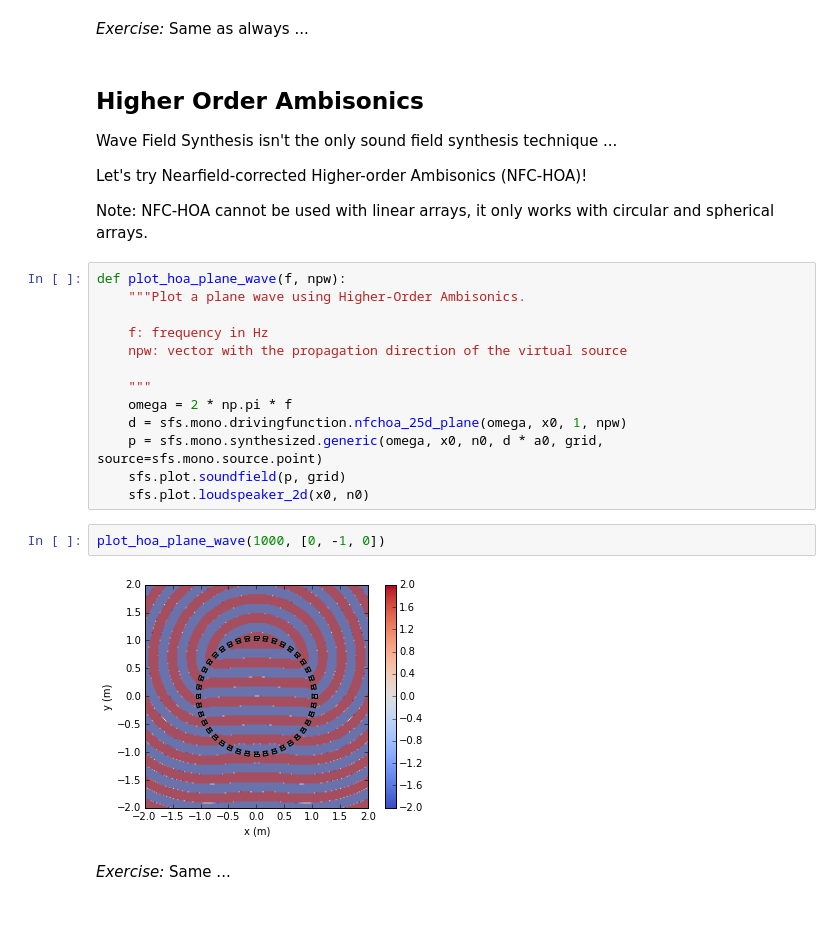
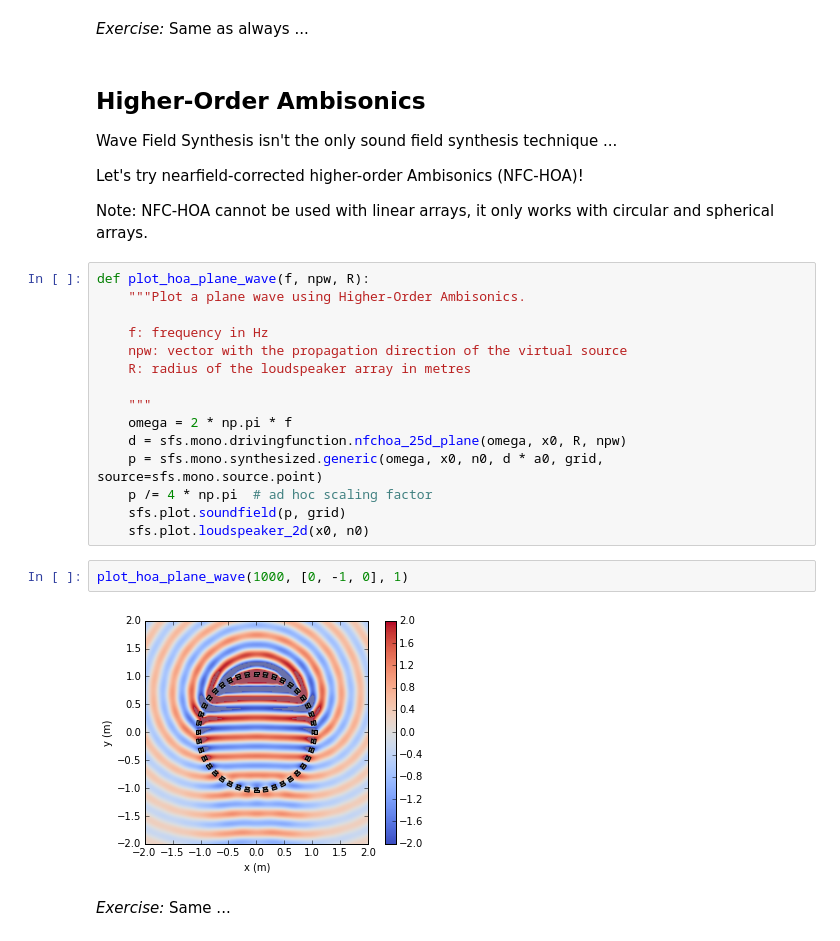
Before and after one commit to spatialaudio/selected-topics-in-audio-signal-processing-exercises, a Jupyter notebook: reproduction.ipynb, the cells around one changed output. Cells and saved outputs as stored; diff of their text form.

Commit message:
Add scaling factors to HOA calculations
... and a few other minor changes.

```diff
--- a/reproduction.ipynb
+++ b/reproduction.ipynb
@@ -254,30 +258,32 @@ plot_wfs_plane_wave(1000, [0, -1, 0])
 # %% [markdown]
 *Exercise:* Same as always ...
 # %% [markdown]
-## Higher Order Ambisonics
+## Higher-Order Ambisonics
 
 Wave Field Synthesis isn't the only sound field synthesis technique ...
 
-Let's try Nearfield-corrected Higher-order Ambisonics (NFC-HOA)!
+Let's try nearfield-corrected higher-order Ambisonics (NFC-HOA)!
 
 Note: NFC-HOA cannot be used with linear arrays, it only works with circular and spherical arrays.
 # %%
-def plot_hoa_plane_wave(f, npw):
+def plot_hoa_plane_wave(f, npw, R):
     """Plot a plane wave using Higher-Order Ambisonics.
 
     f: frequency in Hz
     npw: vector with the propagation direction of the virtual source
+    R: radius of the loudspeaker array in metres
 
     """
     omega = 2 * np.pi * f
-    d = sfs.mono.drivingfunction.nfchoa_25d_plane(omega, x0, 1, npw)
+    d = sfs.mono.drivingfunction.nfchoa_25d_plane(omega, x0, R, npw)
     p = sfs.mono.synthesized.generic(omega, x0, n0, d * a0, grid, source=sfs.mono.source.point)
+    p /= 4 * np.pi  # ad hoc scaling factor
     sfs.plot.soundfield(p, grid)
     sfs.plot.loudspeaker_2d(x0, n0)
 # %%
-plot_hoa_plane_wave(1000, [0, -1, 0])
+plot_hoa_plane_wave(1000, [0, -1, 0], 1)
 # %% [output]
-[figure, old version]
+[figure, new version]
 # %% [markdown]
 *Exercise:* Same ...
 # %% [markdown]
```
Also changed, not shown: parts of 18 cells of this notebook, 1 other file.
